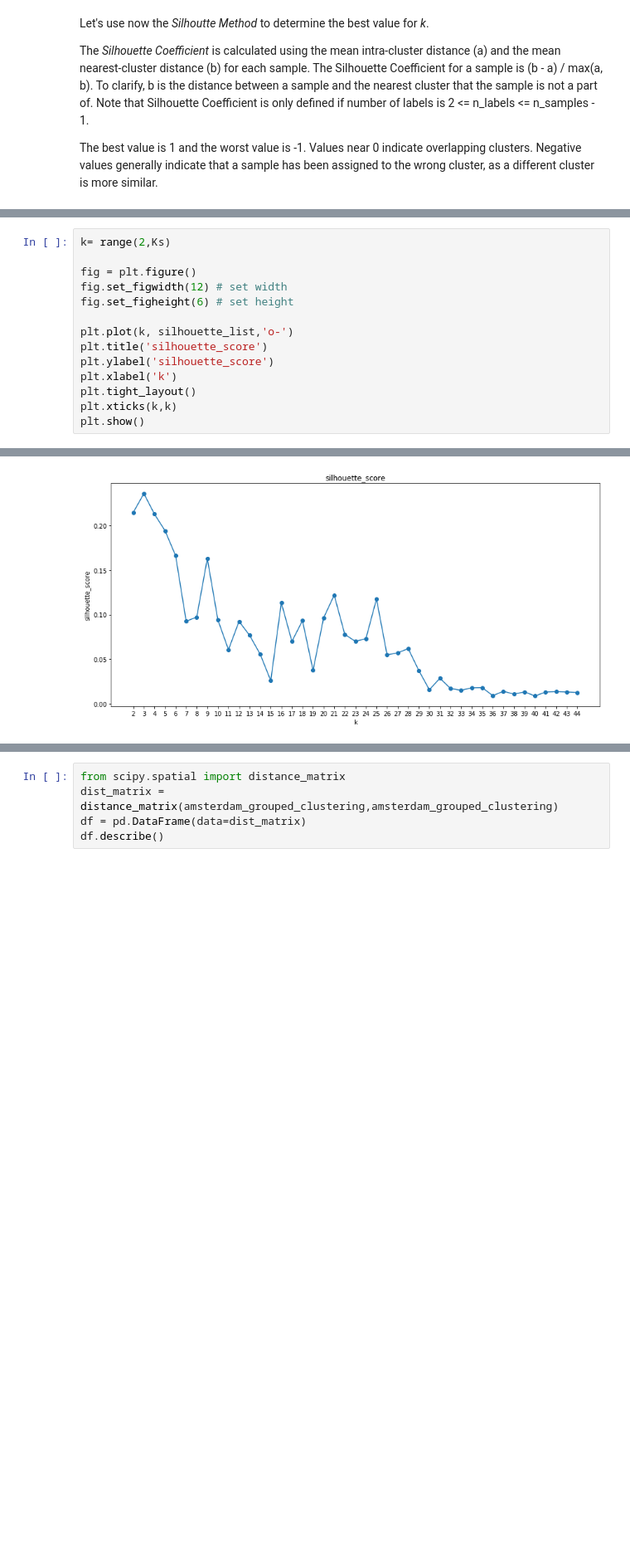
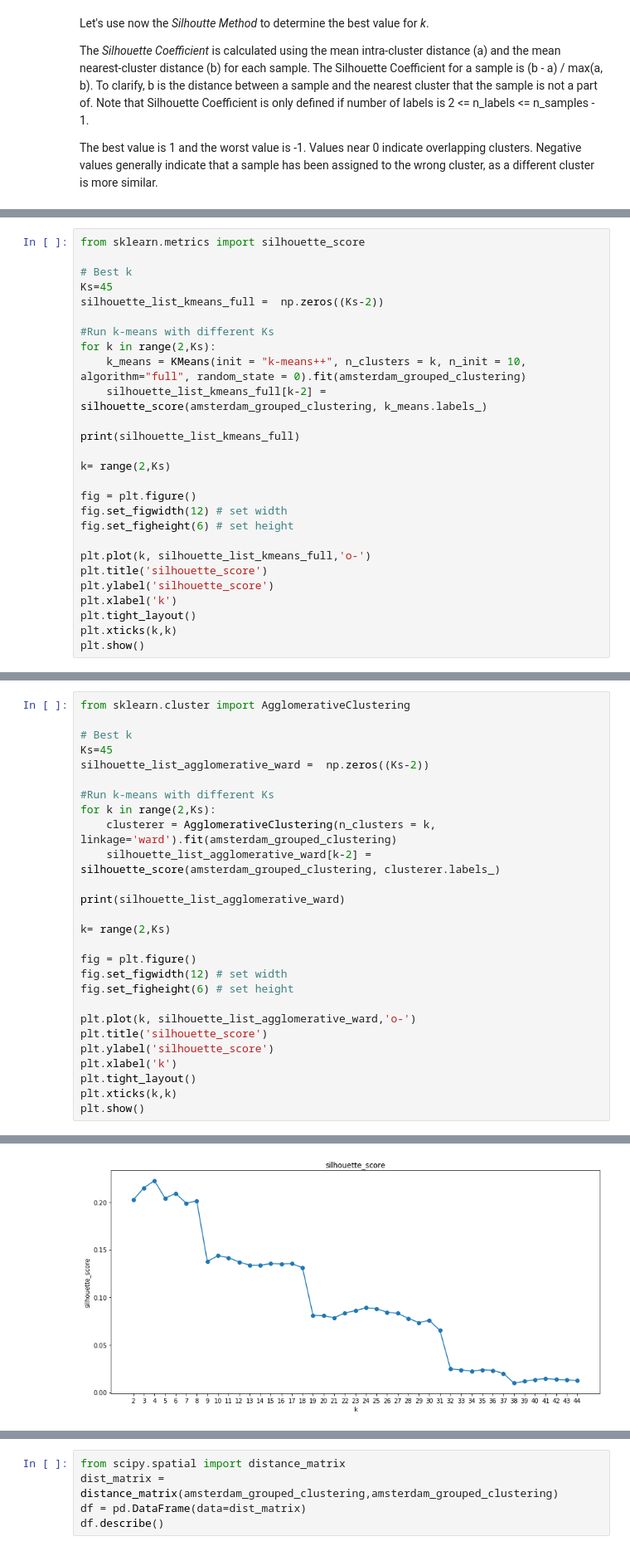
Before and after one commit to dgallo88/Amsterdam_Neighborhoods, a Jupyter notebook: Amsterdam_Neighborhoods.ipynb, the cells around one changed output, grey strips where cells are left out. Shown at 83% size. Drawn from its saved outputs; the diff is of its cells as text; blank space fills up the shorter version.

Commit message:
comparing algorithm

```diff
--- a/Amsterdam_Neighborhoods.ipynb
+++ b/Amsterdam_Neighborhoods.ipynb
@@ -788,0 +805,27 @@ array([0.21473988, 0.2358431 , 0.21278622, 0.19416495, 0.16620423,
+# %%
+from sklearn.metrics import silhouette_score
+
+# Best k
+Ks=45
+silhouette_list_kmeans_full =  np.zeros((Ks-2))
+
+#Run k-means with different Ks
+for k in range(2,Ks):
+    k_means = KMeans(init = "k-means++", n_clusters = k, n_init = 10, algorithm="full", random_state = 0).fit(amsterdam_grouped_clustering)
+    silhouette_list_kmeans_full[k-2] = silhouette_score(amsterdam_grouped_clustering, k_means.labels_)
+
+print(silhouette_list_kmeans_full)
+
+k= range(2,Ks)
+
+fig = plt.figure()
+fig.set_figwidth(12) # set width
+fig.set_figheight(6) # set height
+
+plt.plot(k, silhouette_list_kmeans_full,'o-')
+plt.title('silhouette_score')
+plt.ylabel('silhouette_score')
+plt.xlabel('k')
+plt.tight_layout()
+plt.xticks(k,k)
+plt.show()
@@ -789,11 +854,24 @@ array([0.21473988, 0.2358431 , 0.21278622, 0.19416495, 0.16620423,
 # %%
+from sklearn.cluster import AgglomerativeClustering
+
+# Best k
+Ks=45
+silhouette_list_agglomerative_ward =  np.zeros((Ks-2))
+
+#Run k-means with different Ks
+for k in range(2,Ks):
+    clusterer = AgglomerativeClustering(n_clusters = k, linkage='ward').fit(amsterdam_grouped_clustering)
+    silhouette_list_agglomerative_ward[k-2] = silhouette_score(amsterdam_grouped_clustering, clusterer.labels_)
+
+print(silhouette_list_agglomerative_ward)
+
 k= range(2,Ks)
 
 fig = plt.figure()
 fig.set_figwidth(12) # set width
 fig.set_figheight(6) # set height
 
-plt.plot(k, silhouette_list,'o-')
+plt.plot(k, silhouette_list_agglomerative_ward,'o-')
 plt.title('silhouette_score')
 plt.ylabel('silhouette_score')
 plt.xlabel('k')
@@ -804 +890 @@ plt.show()
-[figure, old version]
+[figure, new version]
```
Also changed, not shown: parts of 32 cells of this notebook, 1 other file.
